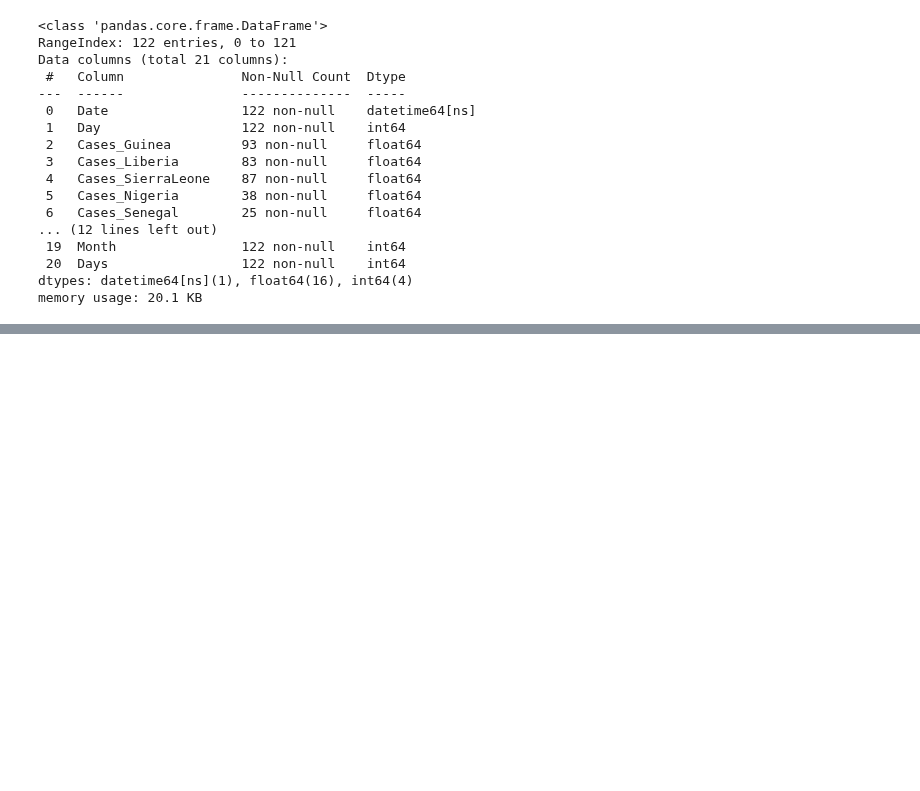
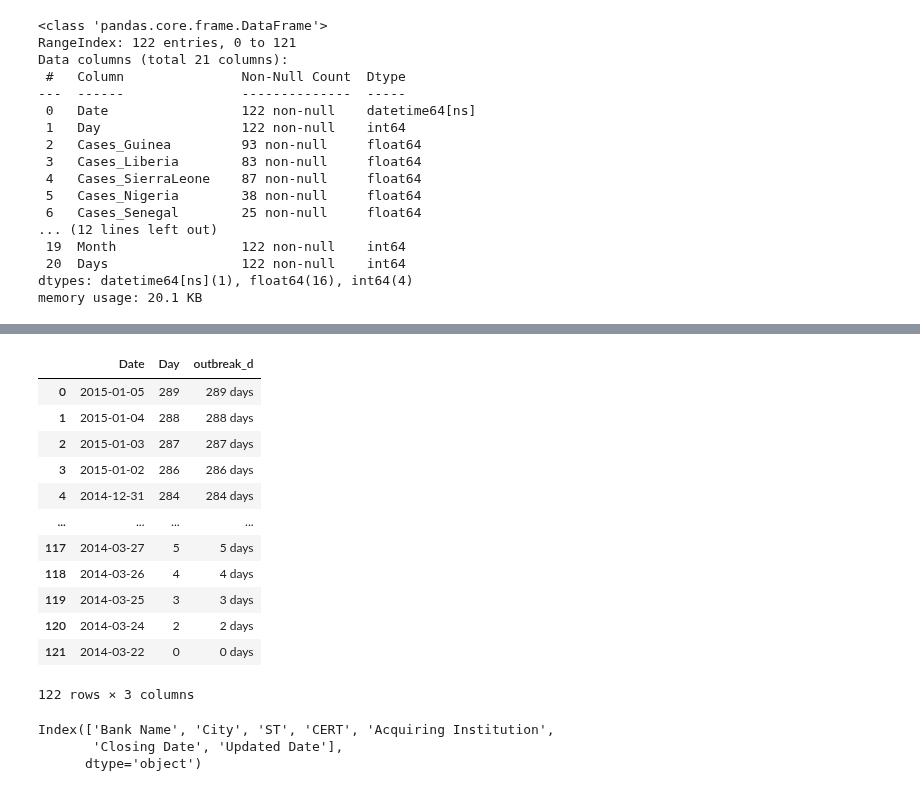
Before and after one commit to layla-focalors/pandas_learning, a Jupyter notebook: Learning_Final_Exam/Layla.ipynb, the cells around one changed output, grey strips where cells are left out. Saved outputs shown, nothing was run; the diff lists cells and outputs as text; code cells hidden in the pictures; blank space fills up the shorter version.

```diff
--- a/Learning_Final_Exam/Layla.ipynb
+++ b/Learning_Final_Exam/Layla.ipynb
@@ -1180,0 +1185,18 @@ memory usage: 20.1 KB
+# %%
+df['outbreak_d'] = df['Date'] - df['Date'].min()
+# %%
+df[['Date', 'Day', 'outbreak_d']]
+# %% [output]
+|  | Date | Day | outbreak_d |
+| 0 | 2015-01-05 | 289 | 289 days |
+| 1 | 2015-01-04 | 288 | 288 days |
+| 2 | 2015-01-03 | 287 | 287 days |
+| 3 | 2015-01-02 | 286 | 286 days |
+| 4 | 2014-12-31 | 284 | 284 days |
+| ... | ... | ... | ... |
+| 117 | 2014-03-27 | 5 | 5 days |
+| 118 | 2014-03-26 | 4 | 4 days |
+| 119 | 2014-03-25 | 3 | 3 days |
+| 120 | 2014-03-24 | 2 | 2 days |
+| 121 | 2014-03-22 | 0 | 0 days |
+122 rows × 3 columns
@@ -1180,0 +1205,6 @@ memory usage: 20.1 KB
+# %%
+df.columns
+# %% [output]
+Index(['Bank Name', 'City', 'ST', 'CERT', 'Acquiring Institution',
+       'Closing Date', 'Updated Date'],
+      dtype='object')
```
Also changed, not shown: parts of 6 cells of this notebook.
